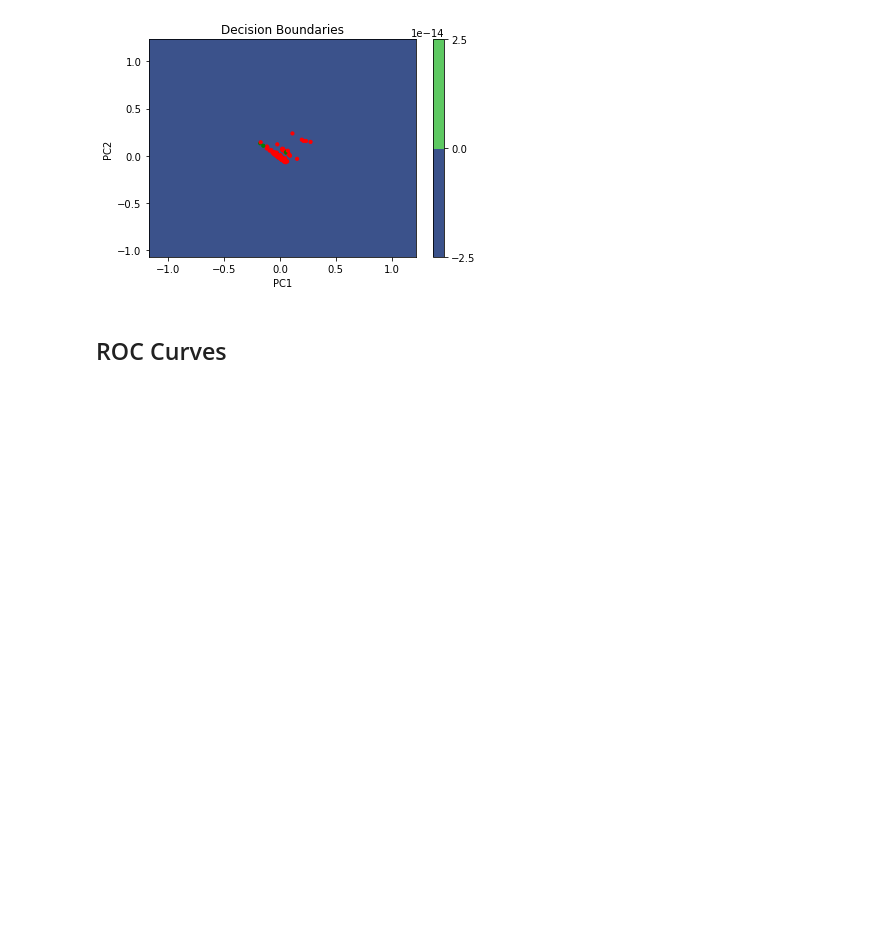
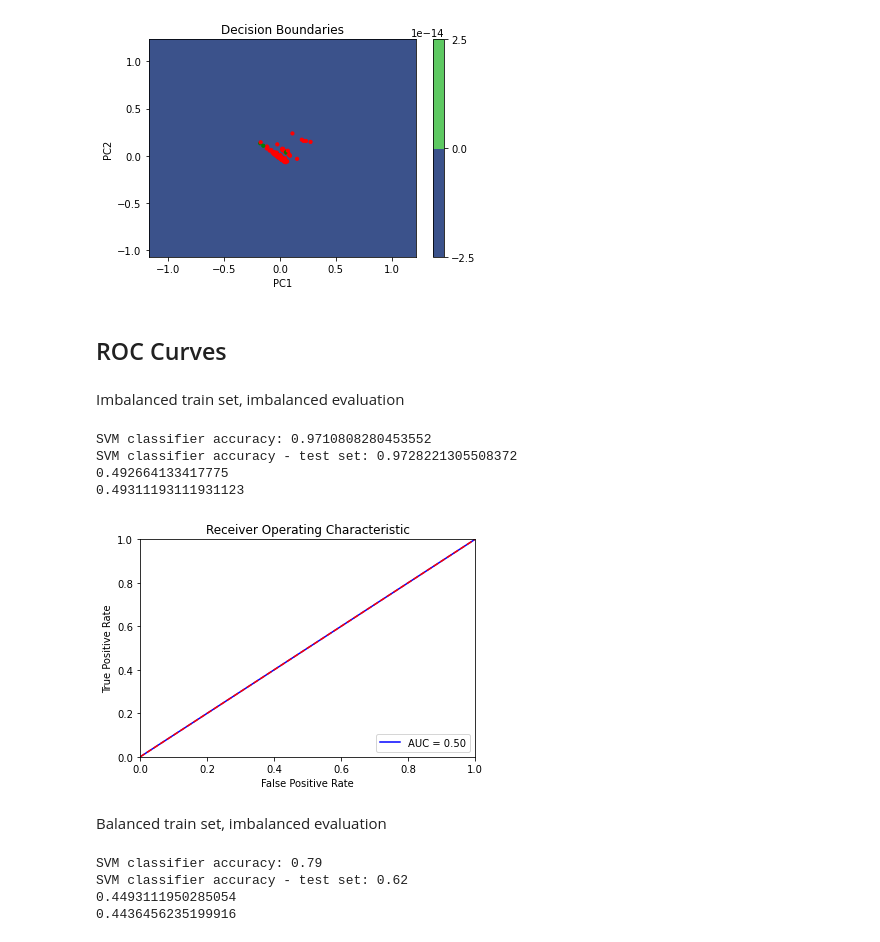
Before and after one commit to kkadzielna/project_14, a Jupyter notebook: SVM.ipynb, the cells around one changed output. Cells and saved outputs as stored; diff of their text form; code cells hidden in the pictures; blank space fills up the shorter version.

```diff
--- a/SVM.ipynb
+++ b/SVM.ipynb
@@ -655,3 +683,55 @@ plot_decision_boundaries(X_pca, y_train_reduced[:,0], svm_pca, 'Decision Boundar
 [figure]
 # %% [markdown]
 ## ROC Curves
+# %% [markdown]
+Imbalanced train set, imbalanced evaluation
+# %%
+svm = SVC(C=0.1, gamma='scale', kernel='linear')
+svm.fit(X_train, y_train[:,0])
+print(f'SVM classifier accuracy: {svm.score(X_train, y_train[:,0])}')
+print(f'SVM classifier accuracy - test set: {svm.score(X_test, y_test[:,0])}')
+
+y_pred = svm.predict(X_train)
+print(f1_score(y_pred, y_train[:,0], average = "macro"))
+y_pred_test = svm.predict(X_test)
+print(f1_score(y_pred_test, y_test[:,0], average = "macro"))
+# %% [output]
+SVM classifier accuracy: 0.9710808280453552
+SVM classifier accuracy - test set: 0.9728221305508372
+0.492664133417775
+0.49311193111931123
+# %%
+import sklearn.metrics as metrics
+preds = svm.predict(X_test)
+fpr, tpr, threshold = metrics.roc_curve(y_test[:,0], preds)
+roc_auc = metrics.auc(fpr, tpr)
+
+import matplotlib.pyplot as plt
+plt.title('Receiver Operating Characteristic')
+plt.plot(fpr, tpr, 'b', label = 'AUC = %0.2f' % roc_auc)
+plt.legend(loc = 'lower right')
+plt.plot([0, 1], [0, 1],'r--')
+plt.xlim([0, 1])
+plt.ylim([0, 1])
+plt.ylabel('True Positive Rate')
+plt.xlabel('False Positive Rate')
+plt.show()
+# %% [output]
+[figure, added]
+# %% [markdown]
+Balanced train set, imbalanced evaluation
+# %%
+svm_b = SVC(C=0.1, gamma='scale', kernel='linear')
+svm_b.fit(Xb_train, yb_train[:,0])
+print(f'SVM classifier accuracy: {svm_b.score(Xb_train, yb_train[:,0])}')
+print(f'SVM classifier accuracy - test set: {svm_b.score(Xb_test, yb_test[:,0])}')
+
+y_pred = svm_b.predict(X_train)
+print(f1_score(y_pred, y_train[:,0], average = "macro"))
+y_pred_test = svm_b.predict(X_test)
+print(f1_score(y_pred_test, y_test[:,0], average = "macro"))
+# %% [output]
+SVM classifier accuracy: 0.79
+SVM classifier accuracy - test set: 0.62
+0.4493111950285054
+0.4436456235199916
```
Also changed, not shown: parts of 17 cells of this notebook, 1 other file.
